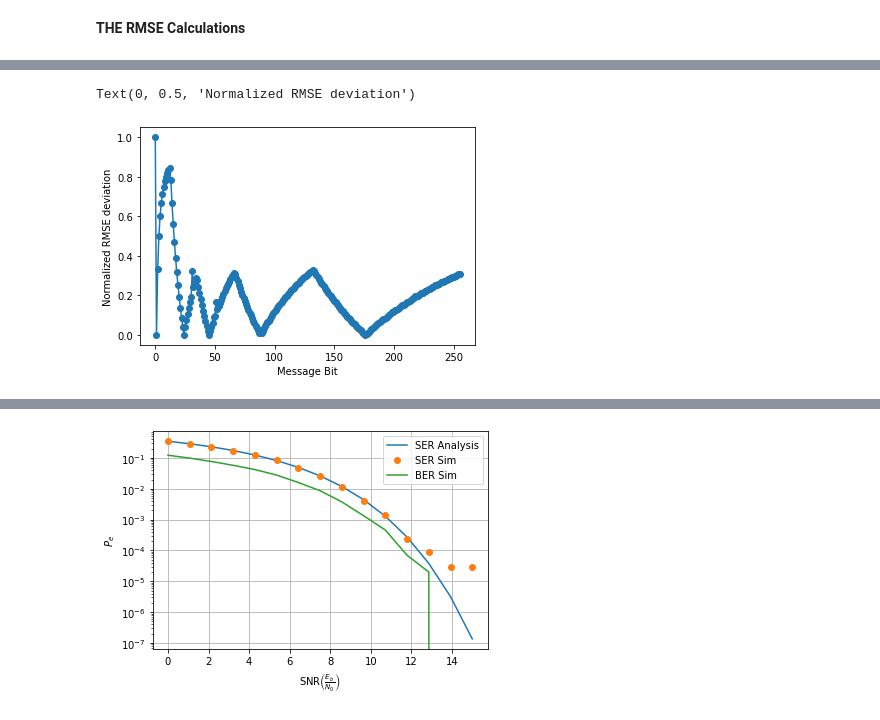
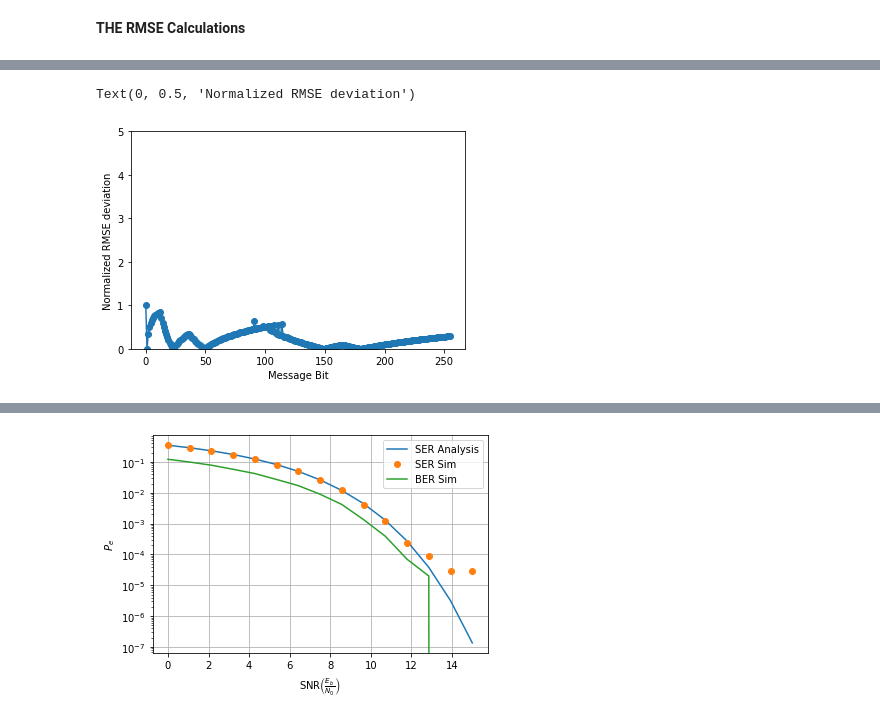
Before and after one commit to neelabhro/Deep-Learning-based-Wireless-Communications, a Jupyter notebook: Rayleigh_COLAB_Loss_Func.ipynb, the cells around one changed output, grey strips where cells are left out. Saved outputs shown, nothing was run; the diff lists cells and outputs as text; code cells hidden in the pictures.

```diff
--- a/Rayleigh_COLAB_Loss_Func.ipynb
+++ b/Rayleigh_COLAB_Loss_Func.ipynb
@@ -203,7 +203,7 @@ class AE(object):
             #Defining the i_matrix
             limit = 256
             i = tf.range(limit)
-            multiply = tf.constant([10000])
+            multiply = tf.constant([100000])
             i_matrix = tf.reshape(tf.tile(i, multiply), [ multiply[0], tf.shape(i)[0]])
             print(i_matrix)
             #e_si = (tf.cast(s[:, tf.newaxis], tf.float32)) - (tf.cast(i_matrix,tf.float32))
@@ -214,7 +214,7 @@ class AE(object):
 
             cost_func = tf.math.multiply(b,e_si)
 
-            sum_cf = tf.math.multiply( tf.math.sqrt(tf.reduce_sum(cost_func, axis = 1) + 0.000001 ), (tf.cast(1/(s+ 1), tf.float32)) )
+            sum_cf = tf.math.multiply( tf.math.sqrt(tf.reduce_sum(cost_func, axis = 1) + 0.000001 ), (tf.cast(1/(s+ 1), tf.float32)))
             print(sum_cf)
             #i_matrix
             #replicated_s
@@ -442,7 +442,7 @@ class AE(object):
 # %% [markdown]
 ## Training parameters
 # %%
-train_EbNodB = 7
+train_EbNodB = 40
 val_EbNodB = train_EbNodB
 
 lr = 0.01
@@ -455,9 +455,9 @@ epoch = [1000]
 #for i in epoch:
 training_params = [
     #batch_size, lr, ebnodb, iterations
-    [10000 , 0.01, train_EbNodB, 20000],
-    [10000 , 0.001, train_EbNodB, 20000],
-    [10000 , 0.0001, train_EbNodB, 20000]
+    [100000 , 0.01, train_EbNodB, 20000],
+    [100000 , 0.001, train_EbNodB, 20000],
+    [100000 , 0.0001, train_EbNodB, 20000]
     ]
 
 validation_params = [
@@ -571,7 +571,7 @@ def rmse(predictions,targets):
   return (np.sqrt((np.subtract(predictions,targets) ** 2).mean()))
 
 #tr = np.floor(np.random.uniform(0,256, 1000))
-tr_hat = ae.end2end(len(tr), 7, tr)
+tr_hat = ae.end2end(len(tr), 40, tr)
 print(np.shape(tr))
 print(np.shape(tr_hat))
 print(tr)
@@ -583,6 +583,7 @@ print(tr_hat)
 rmse_uw = {}
 for j in range(M):
   rmse_uw[j] = rmse(([tr_hat[x] for x in s_ind[j]]), ([tr[x] for x in s_ind[j]]))
+  print([tr_hat[x] for x in s_ind[j]])
 
 
 #message_factor = [15,14,13,12,11,10,9,8,7,6,5,4,3,2,1,1]
@@ -604,6 +605,7 @@ message = np.arange(M)
 
 print(rmse_uw)
 plt.plot(message, rmse_uw, '-o');
+
 plt.xlabel('Message Bit')
 plt.ylabel('Absolute RMSE deviation')
 # %% [output]
@@ -617,14 +631,15 @@ Text(0, 0.5, 'Absolute RMSE deviation')
 # %%
 message_factor = (np.arange(M)) + 1
 rmse_uw = (np.divide(rmse_uwA,message_factor))
 
 message = np.arange(M)
 plt.plot(message, rmse_uw, '-o');
+plt.ylim(0,5)
 plt.xlabel('Message Bit')
 plt.ylabel('Normalized RMSE deviation')
 # %% [output]
 Text(0, 0.5, 'Normalized RMSE deviation')
-[figure, old version]
+[figure, new version]
 # %%
 ae.plot_constellation();
 #
```
Also changed, not shown: parts of 7 cells of this notebook.
